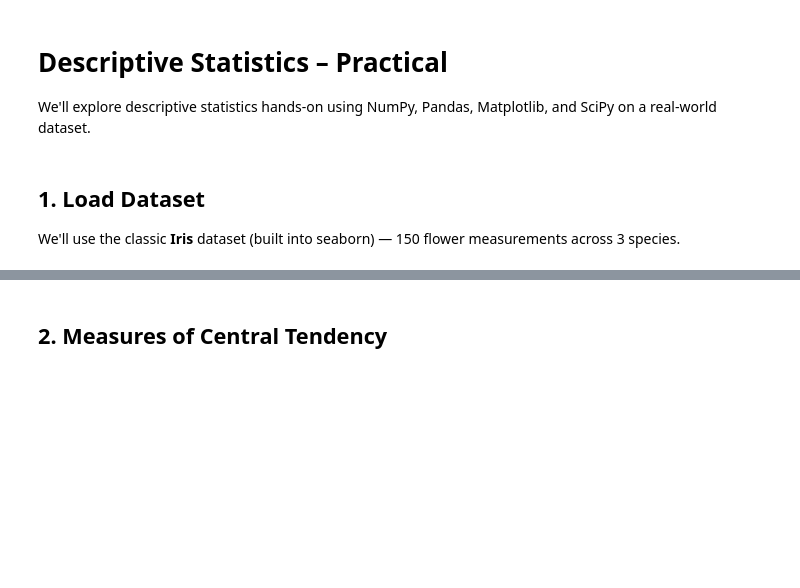
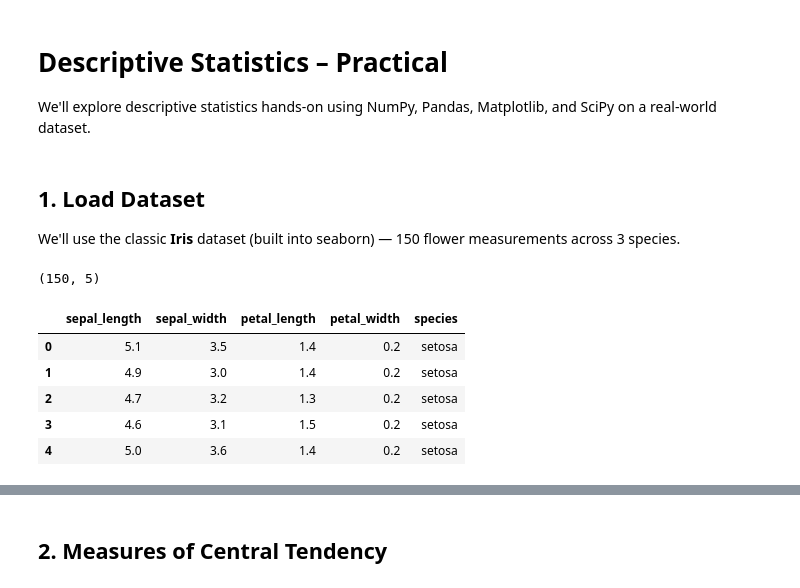
Before and after one commit to yash27007/python-bootcamp, a Jupyter notebook: 02-statistics/01-descriptive-statistics/descriptive_statistics.ipynb, the cells around one changed output, grey strips where cells are left out. Saved outputs shown, nothing was run; the diff lists cells and outputs as text; code cells hidden in the pictures; blank space fills up the shorter version.

```diff
--- a/02-statistics/01-descriptive-statistics/descriptive_statistics.ipynb
+++ b/02-statistics/01-descriptive-statistics/descriptive_statistics.ipynb
@@ -22,3 +18,28 @@ df.head()
+# %%
+from sklearn.datasets import load_iris
+
+# Loaded from scikit-learn's bundled copy (no network dependency) and
+# renamed to match seaborn's familiar iris column names.
+_iris = load_iris(as_frame=True)
+df = _iris.frame.rename(columns={
+    'sepal length (cm)': 'sepal_length',
+    'sepal width (cm)': 'sepal_width',
+    'petal length (cm)': 'petal_length',
+    'petal width (cm)': 'petal_width',
+})
+df['species'] = df['target'].map(dict(enumerate(_iris.target_names)))
+df = df.drop(columns='target')
+
+print(df.shape)
+df.head()
+# %% [output]
+(150, 5)
+|  | sepal_length | sepal_width | petal_length | petal_width | species |
+| 0 | 5.1 | 3.5 | 1.4 | 0.2 | setosa |
+| 1 | 4.9 | 3.0 | 1.4 | 0.2 | setosa |
+| 2 | 4.7 | 3.2 | 1.3 | 0.2 | setosa |
+| 3 | 4.6 | 3.1 | 1.5 | 0.2 | setosa |
+| 4 | 5.0 | 3.6 | 1.4 | 0.2 | setosa |
 # %%
 # Quick summary of data types and null values
 df.info()
```
Also changed, not shown: parts of 19 cells of this notebook, 9 other files.
